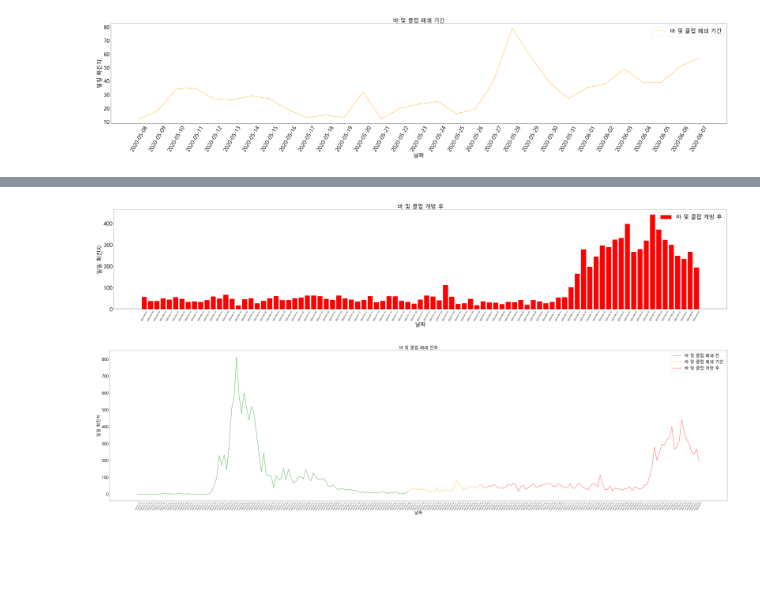
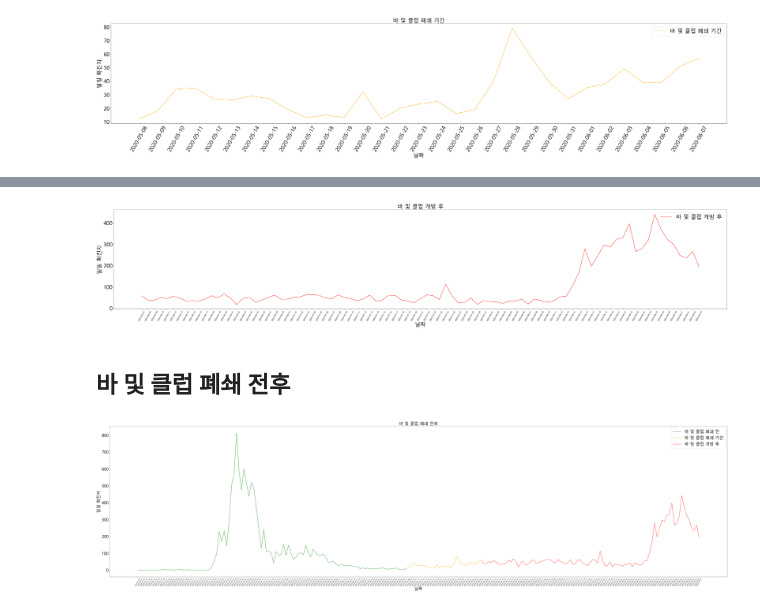
Before and after one commit to xdfc1745/corona_dataAnalysis, a Jupyter notebook: policy_until_0904/covid19_policy_Administrative.ipynb, the cells around one changed output, grey strips where cells are left out. Drawn from its saved outputs; the diff is of its cells as text; code cells hidden in the pictures; blank space fills up the shorter version.

```diff
--- a/policy_until_0904/covid19_policy_Administrative.ipynb
+++ b/policy_until_0904/covid19_policy_Administrative.ipynb
@@ -256,16 +126,18 @@ df1_after_bar_club_right = df1_sum[(df1_sum['date'] >= '2020-07-01')]
 df1_after_bar_club = pd.concat([df1_after_bar_club_left, df1_after_bar_club_right])
 # %%
 plt.figure(figsize=(60, 10))
-plt.bar(df1_after_bar_club['date'], df1_after_bar_club['confirmed_day'],label='바 및 클럽 개방 후', color='red')
+plt.plot(df1_after_bar_club['date'], df1_after_bar_club['confirmed_day'],label='바 및 클럽 개방 후', color='red')
 plt.xlabel('날짜', fontsize=30)
 plt.ylabel('일일 확진자', fontsize=30)
 plt.xticks(fontsize=12, rotation=60)
 plt.yticks(fontsize=30)
 plt.title('바 및 클럽 개방 후', fontsize=30)
 plt.legend(loc='upper right', fontsize=30)
 plt.show()
 # %% [output]
-[figure, old version]
+[figure, new version]
+# %% [markdown]
+## 바 및 클럽 폐쇄 전후
 # %%
 plt.figure(figsize=(80, 20))
 plt.plot(df1_before_bar_club['date'], df1_before_bar_club['confirmed_day'],label='바 및 클럽 폐쇄 전', color='green')
```
Also changed, not shown: parts of 56 cells of this notebook, 6 other files.
